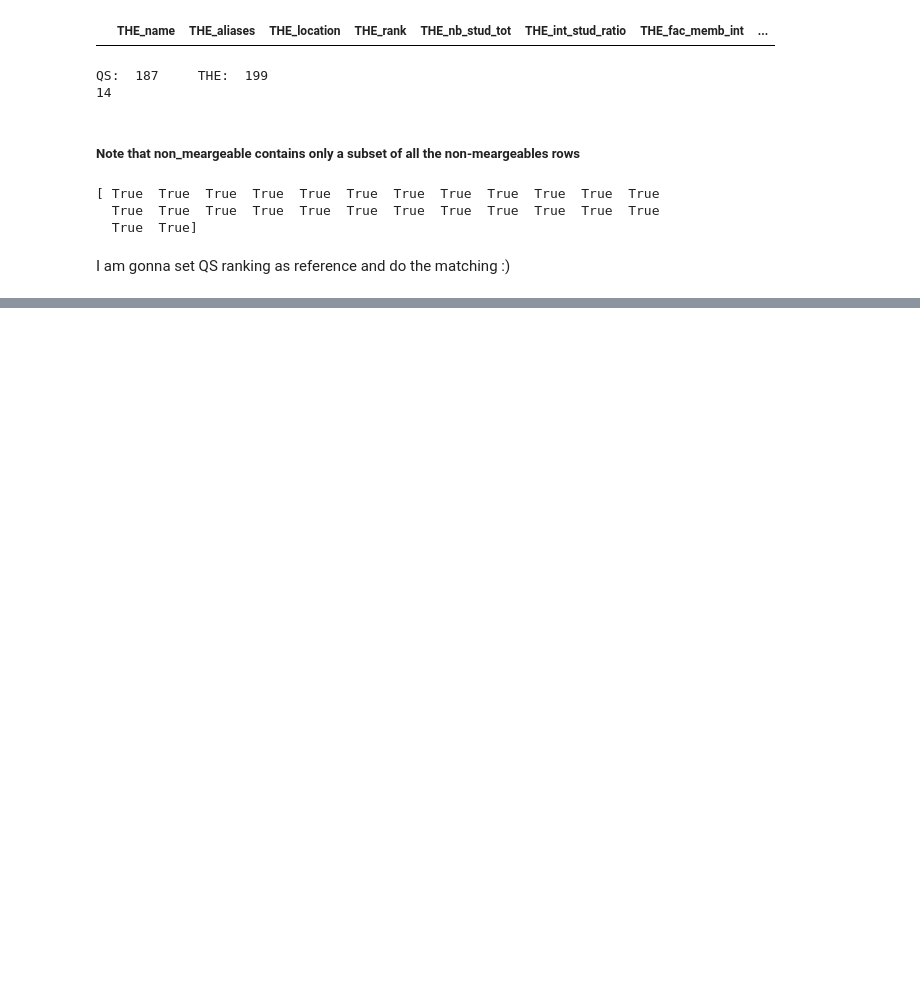
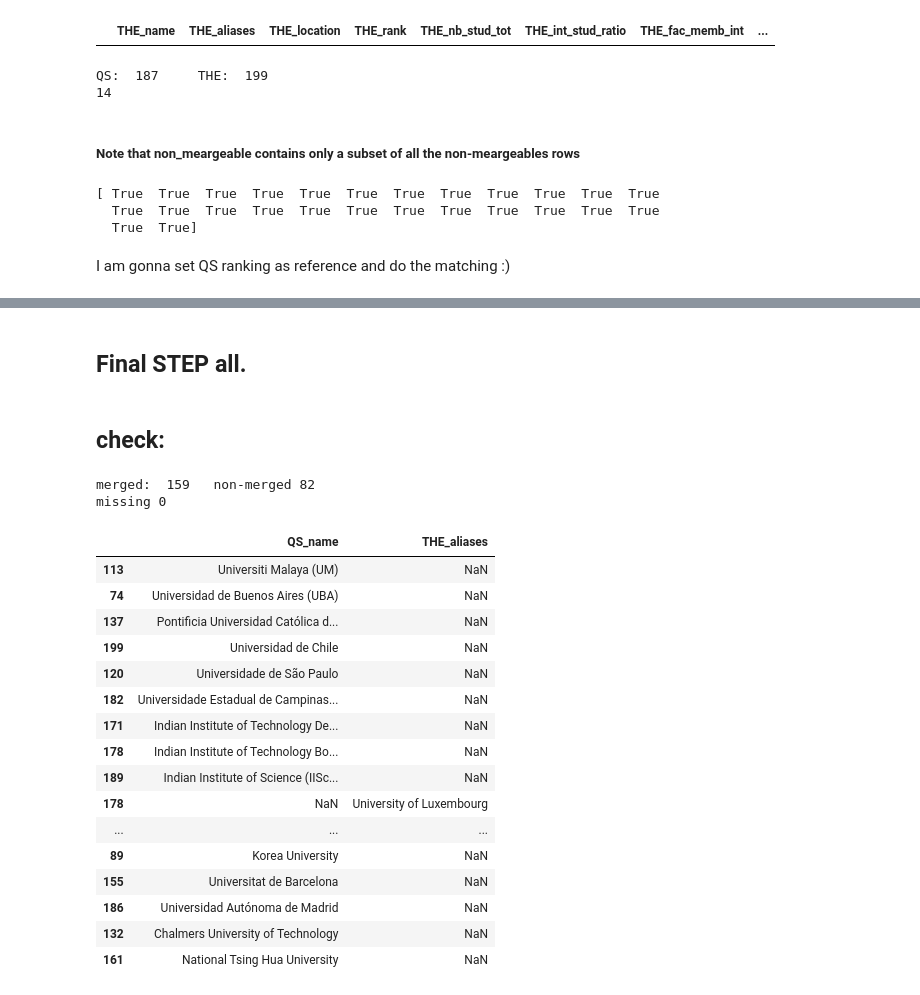
Before and after one commit to LucaZampieri/ADA_homework_LMX, a Jupyter notebook: 02 - Data from the Web/Unique_df_luca.ipynb, the cells around one changed output, grey strips where cells are left out. Saved outputs shown, nothing was run; the diff lists cells and outputs as text; code cells hidden in the pictures; blank space fills up the shorter version.

Commit message:
unique dataframe obtained

```diff
--- a/02 - Data from the Web/Unique_df_luca.ipynb
+++ b/02 - Data from the Web/Unique_df_luca.ipynb
@@ -531,0 +541,3 @@ We could for example ignore the accents
+# %%
+# do not re-run this cell if you don't wanna increase the non meargeable dataset! haha
+AAA = 0
@@ -531,0 +561,13 @@ We could for example ignore the accents
+# %%
+THE_matched_uni = list(Unique_df3['THE_name'])  + errors
+QS_matched_uni = list(Unique_df3['QS_name']) + errors
+
+THE_step4 = drop_matched_uni(THE_step3,'THE_name',THE_matched_uni)
+QS_step4 = drop_matched_uni(QS_step3,'QS_name', QS_matched_uni)
+
+
+non_mergeable = non_mergeable.drop_duplicates()
+print(Unique_df3.shape[0])
+print(non_mergeable.shape[0])
+print(THE_step3.shape[0],THE_step4.shape[0])
+print(QS_step3.shape[0],QS_step4.shape[0])
@@ -531,0 +645,53 @@ We could for example ignore the accents
+# %% [markdown]
+## Final STEP all.
+# %%
+AAA = 0
+
+Unique_df5 = create_unique_df(THE_step5,QS_step5,10) #90 since 100 gave nothing
+
+rights = ['University of Tübingen','LMU Munich','University of Freiburg','Scuola Superiore Sant’Anna']
+my_diff = list(set(rights).symmetric_difference(set(list(Unique_df5['THE_name']))))
+Unique5 = Unique_df5.copy()
+for x in my_diff:
+    Unique_df5 = Unique_df5[Unique_df5['THE_name'] != x]
+#Unique_df5
+
+THE_matched_uni = list(Unique_df5['THE_name'])
+QS_matched_uni = list(Unique_df5['QS_name'])
+THE_step6 = drop_matched_uni(THE_step5,'THE_name',THE_matched_uni)
+QS_step6 = drop_matched_uni(QS_step5,'QS_name', QS_matched_uni)
+
+if AAA == 0:
+    non_mergeable = pd.concat([non_mergeable,THE_step6,QS_step6])
+# %% [markdown]
+## check:
+# %%
+num_merged = pd.concat([Unique_df,Unique_df2,Unique_df3,Unique_df4,Unique_df5]).shape[0]
+
+non_mergeable = non_mergeable.drop_duplicates()
+num_non_merged = non_mergeable.shape[0]
+print ('merged: ',num_merged,'  non-merged',num_non_merged,'\nmissing',(200-num_merged)*2-num_non_merged)
+# %% [output]
+merged:  159   non-merged 82
+missing 0
+# %%
+with pd.option_context('display.max_rows', None, 'display.max_columns', 3):
+    display(non_mergeable[['QS_name', 'THE_aliases']])
+# %% [output]
+|  | QS_name | THE_aliases |
+| 113 | Universiti Malaya (UM) | NaN |
+| 74 | Universidad de Buenos Aires (UBA) | NaN |
+| 137 | Pontificia Universidad Católica d... | NaN |
+| 199 | Universidad de Chile | NaN |
+| 120 | Universidade de São Paulo | NaN |
+| 182 | Universidade Estadual de Campinas... | NaN |
+| 171 | Indian Institute of Technology De... | NaN |
+| 178 | Indian Institute of Technology Bo... | NaN |
+| 189 | Indian Institute of Science (IISc... | NaN |
+| 178 | NaN | University of Luxembourg |
+| ... | ... | ... |
+| 89 | Korea University | NaN |
+| 155 | Universitat de Barcelona | NaN |
+| 186 | Universidad Autónoma de Madrid | NaN |
+| 132 | Chalmers University of Technology | NaN |
+| 161 | National Tsing Hua University | NaN |
```
Also changed, not shown: parts of 42 cells of this notebook, 1 other file.
